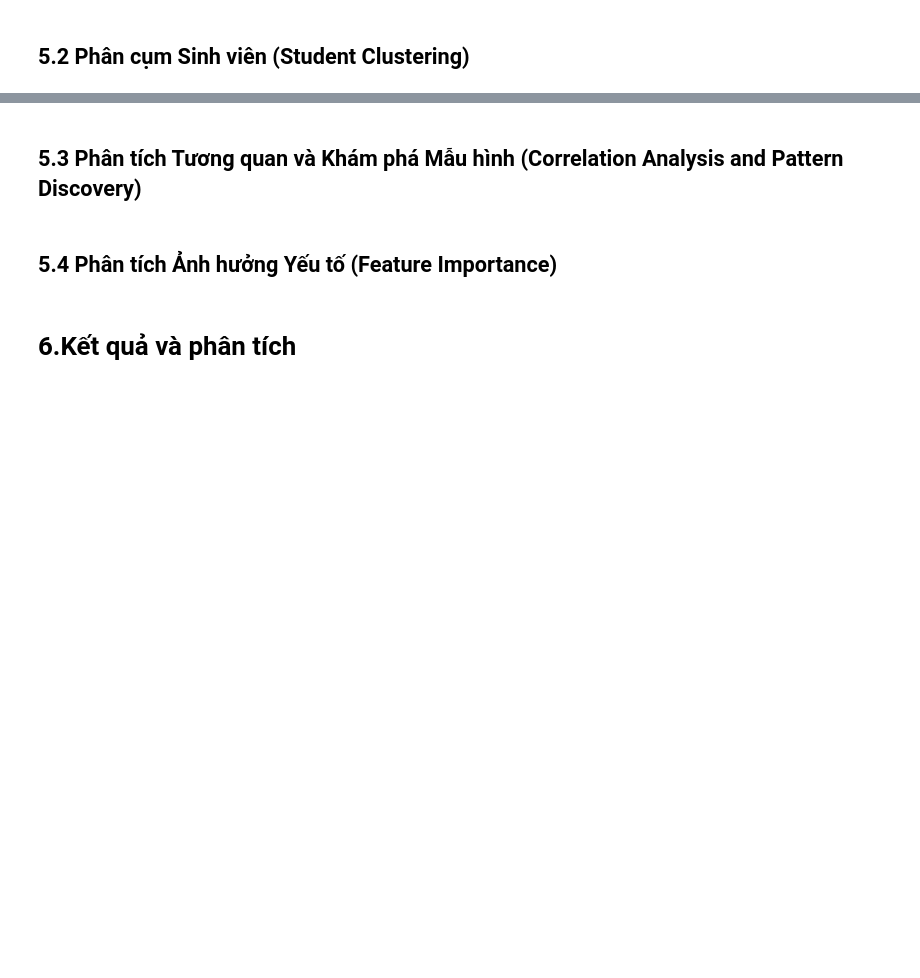
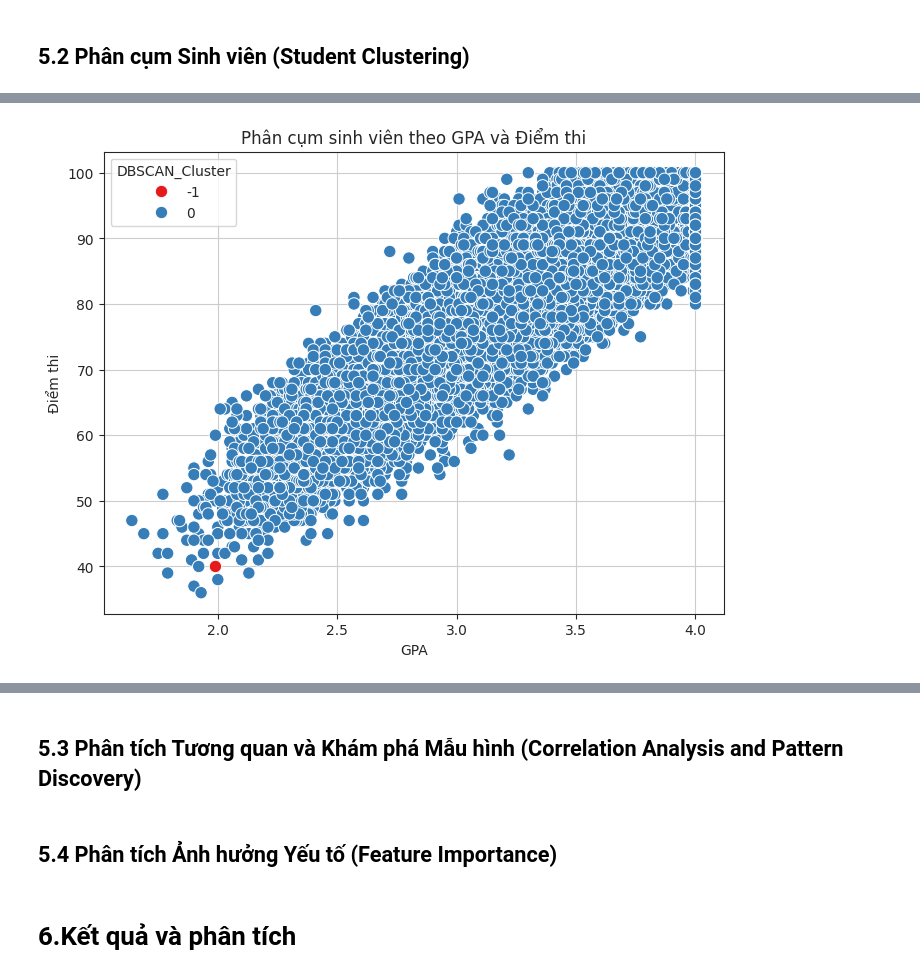
Before and after one commit to Vo-Hao250604/Student-Habits-and-Academic-Performance-Analysis, a Jupyter notebook: Student_Habits_and_Academic_Performance_Analysis.ipynb, the cells around one changed output, grey strips where cells are left out. Cells and saved outputs as stored; diff of their text form; code cells hidden in the pictures; blank space fills up the shorter version.

```diff
--- a/Student_Habits_and_Academic_Performance_Analysis.ipynb
+++ b/Student_Habits_and_Academic_Performance_Analysis.ipynb
@@ -698,2 +810,10 @@ VIF ≥ 10: cần xử lý
 # %% [markdown]
 ## 5.2 Phân cụm Sinh viên (Student Clustering)
+# %%
+# TIỀN XỬ LÝ
+  # Chọn các cột liên quan
+features = ['study_hours_per_day', 'sleep_hours', 'stress_level', 'previous_gpa', 'exam_score']
+df_cluster = df[features].dropna() # bỏ các dòng bị thiếu dữ liệu
+
+  # Kiểm tra dữ liệu
+df_cluster.describe()
@@ -699,0 +830,12 @@ VIF ≥ 10: cần xử lý
+# %%
+# CHUẨN HÓA VÀ ÁP DỤNG K-MEANS
+from sklearn.preprocessing import StandardScaler
+from sklearn.cluster import KMeans
+
+# Chuẩn hóa
+scaler = StandardScaler()
+df_scaled = scaler.fit_transform(df_cluster)
+
+# Áp dụng K-Means
+kmeans = KMeans(n_clusters=3, n_init=10 ,random_state=42)
+df_cluster['Cluster'] = kmeans.fit_predict(df_scaled)
@@ -699,0 +885,16 @@ VIF ≥ 10: cần xử lý
+# %%
+from sklearn.cluster import DBSCAN
+
+# Thiết lập eps và min_samples theo kinh nghiệm hoặc thử nhiều giá trị
+dbscan = DBSCAN(eps=1.0, min_samples=5)
+df_cluster['DBSCAN_Cluster'] = dbscan.fit_predict(df_scaled)
+# %%
+plt.figure(figsize=(8,6))
+sns.scatterplot(data=df_cluster, x="previous_gpa", y="exam_score", hue='DBSCAN_Cluster', palette='Set1', s=80)
+plt.title("Phân cụm sinh viên theo GPA và Điểm thi")
+plt.xlabel("GPA")
+plt.ylabel("Điểm thi")
+plt.grid(True)
+plt.show()
+# %% [output]
+[figure, added]
```
Also changed, not shown: parts of 17 cells of this notebook.
